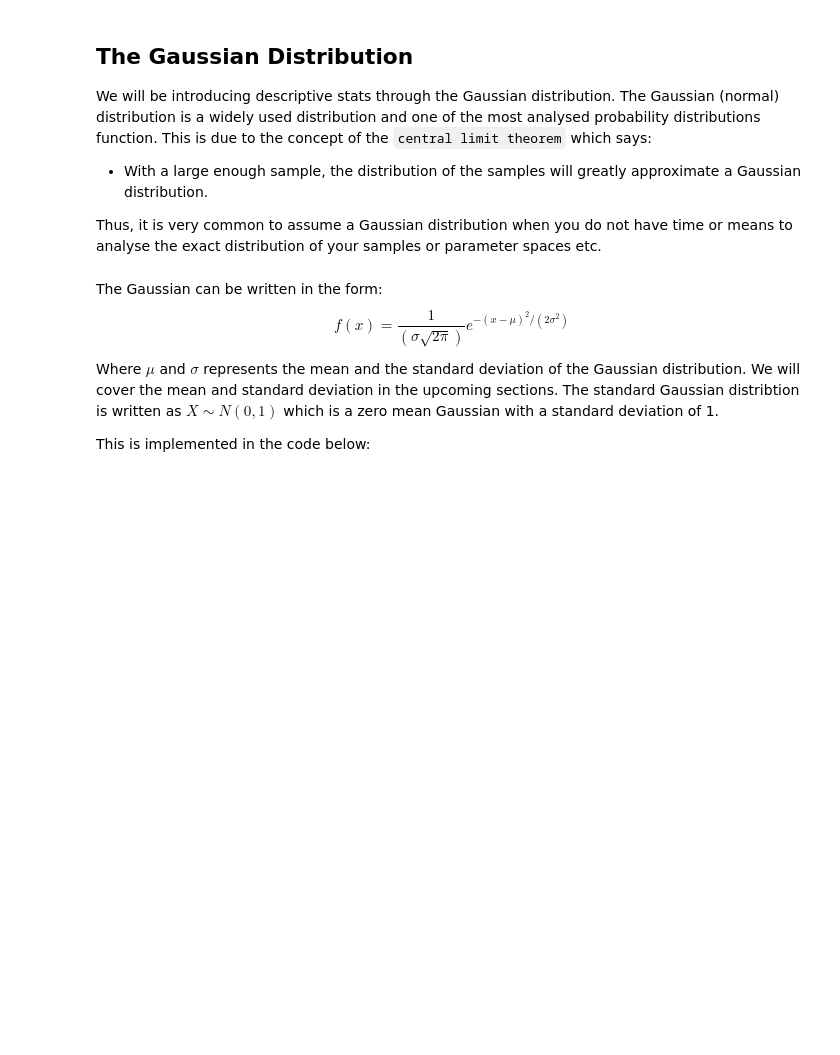
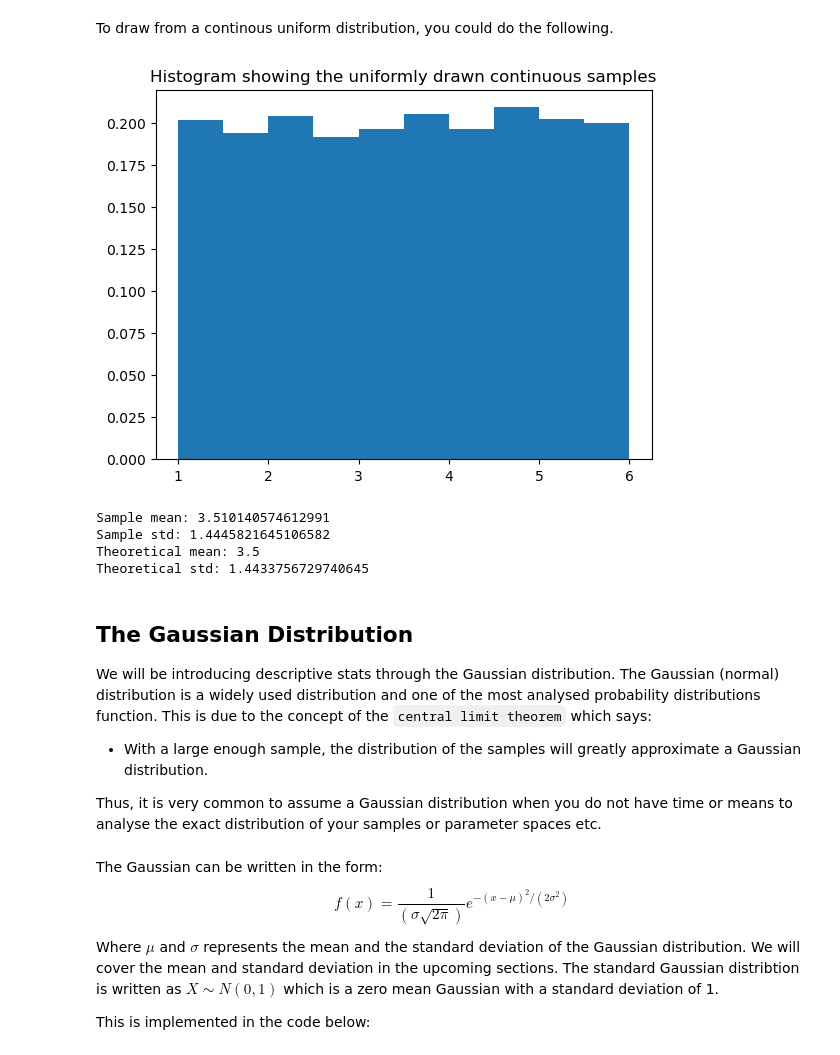
Before and after one commit to paopaoch/data_science_summary, a Jupyter notebook: 2_proability_distributions.ipynb, the cells around one changed output. Saved outputs shown, nothing was run; the diff lists cells and outputs as text; code cells hidden in the pictures; blank space fills up the shorter version.

Commit message:
finished probability distribution

```diff
--- a/2_proability_distributions.ipynb
+++ b/2_proability_distributions.ipynb
@@ -9,3 +33,24 @@ import matplotlib.pyplot as plt
+# %% [markdown]
+To draw from a continous uniform distribution, you could do the following.
+# %%
+a = 1
+b = 6
+samples = a + np.random.rand(10000) * (b - a)
+plt.hist(samples, density=True)
+plt.title("Histogram showing the uniformly drawn continuous samples")
+plt.show()
+
+print("Sample mean:", np.mean(samples))
+print("Sample std:", np.std(samples))
+
+print("Theoretical mean:", (b + a) / 2)
+print("Theoretical std:", np.sqrt((a - b)**2 / 12))
+# %% [output]
+[figure, added]
+Sample mean: 3.510140574612991
+Sample std: 1.4445821645106582
+Theoretical mean: 3.5
+Theoretical std: 1.4433756729740645
 # %% [markdown]
 ## The Gaussian Distribution
 
```
Also changed, not shown: parts of 25 cells of this notebook.
